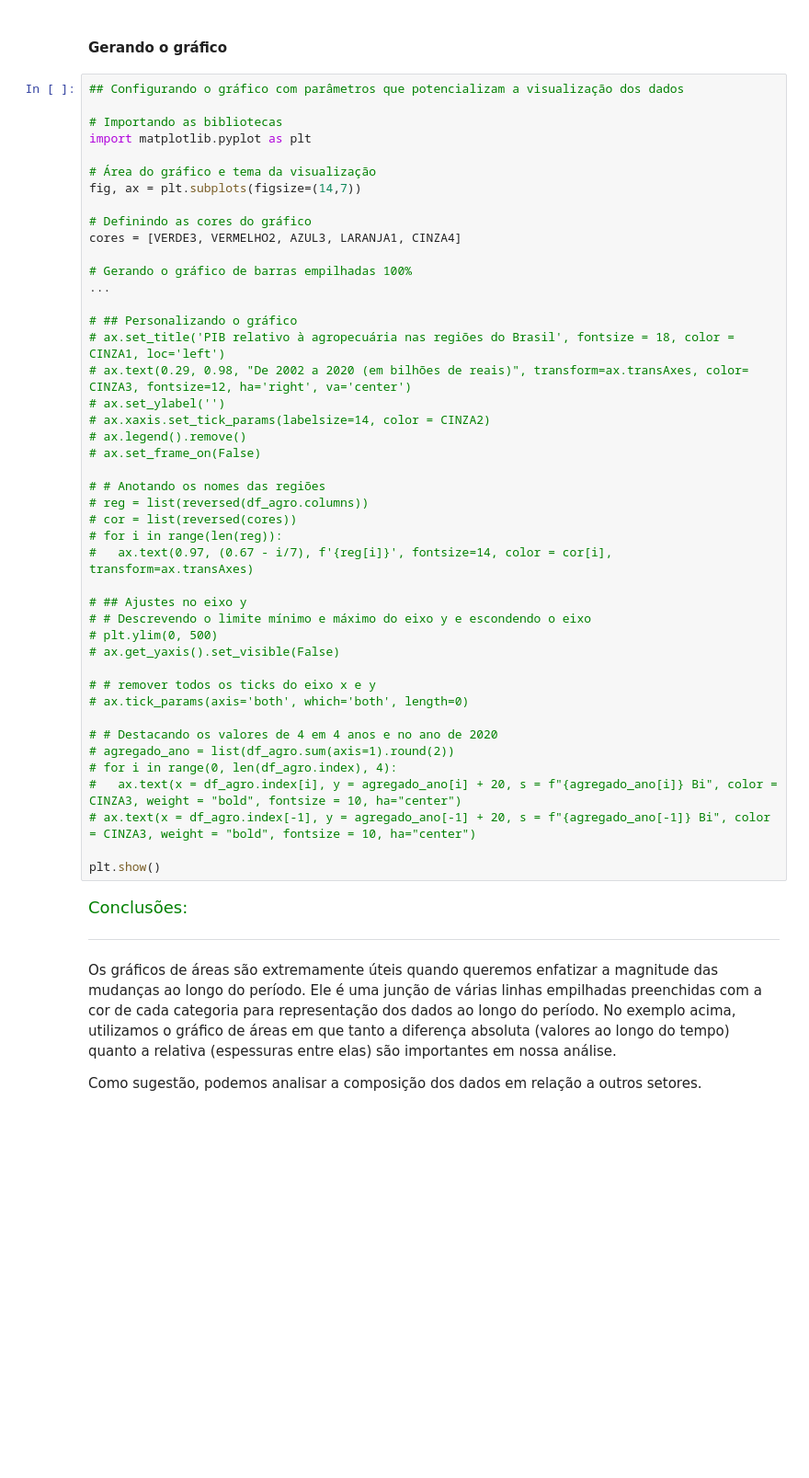
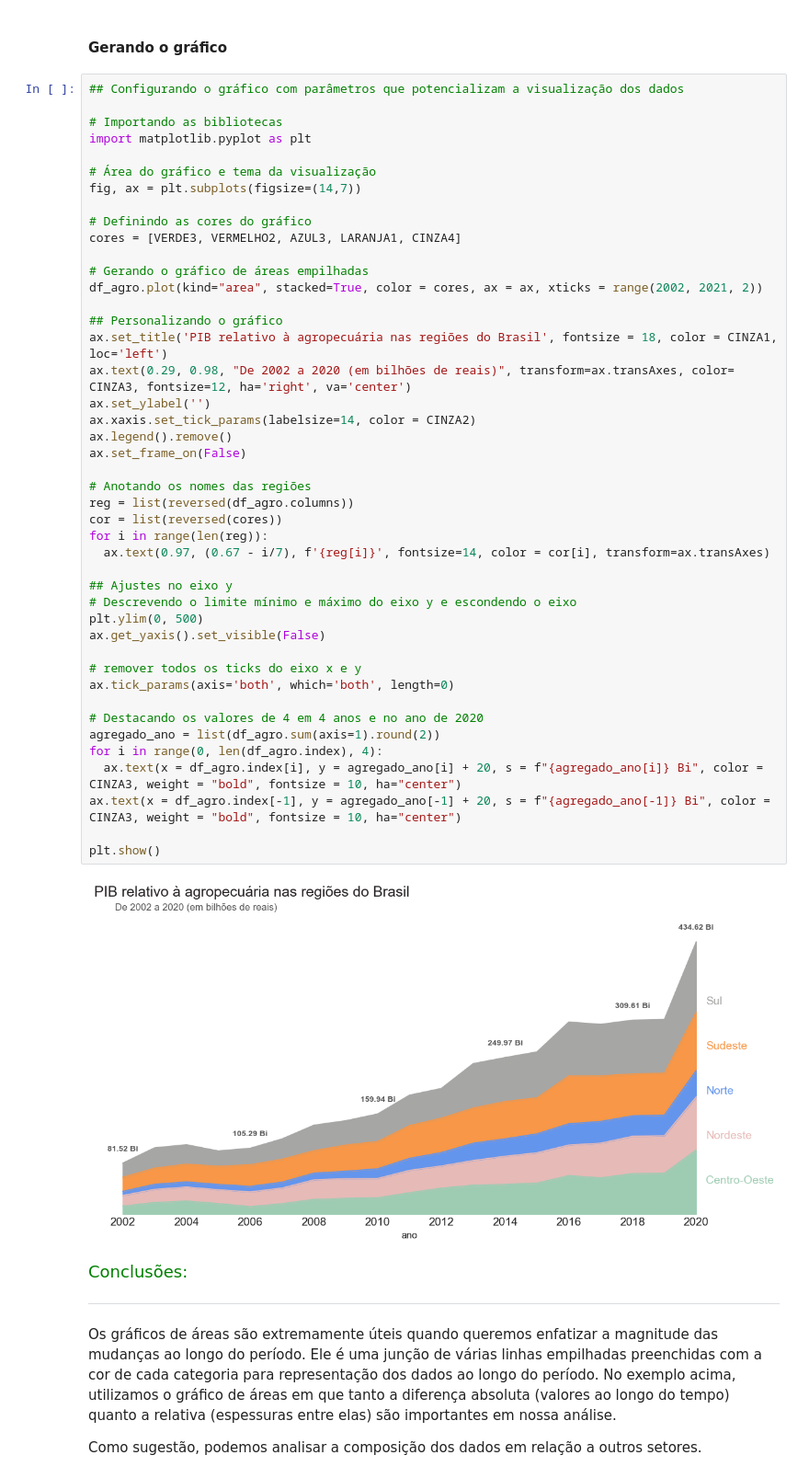
Before and after one commit to ledsouza/dataviz-graficos-composicao-relacionamento, a Jupyter notebook: Projeto.ipynb, the cells around one changed output. Shown at 92% size. Saved outputs shown, nothing was run; the diff lists cells and outputs as text; blank space fills up the shorter version.

```diff
--- a/Projeto.ipynb
+++ b/Projeto.ipynb
@@ -921,47 +929,49 @@ df_agro.head()
 # %%
 ## Configurando o gráfico com parâmetros que potencializam a visualização dos dados
 
 # Importando as bibliotecas
 import matplotlib.pyplot as plt
 
 # Área do gráfico e tema da visualização
 fig, ax = plt.subplots(figsize=(14,7))
 
 # Definindo as cores do gráfico
 cores = [VERDE3, VERMELHO2, AZUL3, LARANJA1, CINZA4]
 
-# Gerando o gráfico de barras empilhadas 100%
-...
+# Gerando o gráfico de áreas empilhadas
+df_agro.plot(kind="area", stacked=True, color = cores, ax = ax, xticks = range(2002, 2021, 2))
 
-# ## Personalizando o gráfico
-# ax.set_title('PIB relativo à agropecuária nas regiões do Brasil', fontsize = 18, color = CINZA1, loc='left')
-# ax.text(0.29, 0.98, "De 2002 a 2020 (em bilhões de reais)", transform=ax.transAxes, color= CINZA3, fontsize=12, ha='right', va='center')
-# ax.set_ylabel('')
-# ax.xaxis.set_tick_params(labelsize=14, color = CINZA2)
-# ax.legend().remove()
-# ax.set_frame_on(False)
+## Personalizando o gráfico
+ax.set_title('PIB relativo à agropecuária nas regiões do Brasil', fontsize = 18, color = CINZA1, loc='left')
+ax.text(0.29, 0.98, "De 2002 a 2020 (em bilhões de reais)", transform=ax.transAxes, color= CINZA3, fontsize=12, ha='right', va='center')
+ax.set_ylabel('')
+ax.xaxis.set_tick_params(labelsize=14, color = CINZA2)
+ax.legend().remove()
+ax.set_frame_on(False)
 
-# # Anotando os nomes das regiões
-# reg = list(reversed(df_agro.columns))
-# cor = list(reversed(cores))
-# for i in range(len(reg)):
-#   ax.text(0.97, (0.67 - i/7), f'{reg[i]}', fontsize=14, color = cor[i], transform=ax.transAxes)
+# Anotando os nomes das regiões
+reg = list(reversed(df_agro.columns))
+cor = list(reversed(cores))
+for i in range(len(reg)):
+  ax.text(0.97, (0.67 - i/7), f'{reg[i]}', fontsize=14, color = cor[i], transform=ax.transAxes)
 
-# ## Ajustes no eixo y
-# # Descrevendo o limite mínimo e máximo do eixo y e escondendo o eixo
-# plt.ylim(0, 500)
-# ax.get_yaxis().set_visible(False)
+## Ajustes no eixo y
+# Descrevendo o limite mínimo e máximo do eixo y e escondendo o eixo
+plt.ylim(0, 500)
+ax.get_yaxis().set_visible(False)
 
-# # remover todos os ticks do eixo x e y
-# ax.tick_params(axis='both', which='both', length=0)
+# remover todos os ticks do eixo x e y
+ax.tick_params(axis='both', which='both', length=0)
 
-# # Destacando os valores de 4 em 4 anos e no ano de 2020
-# agregado_ano = list(df_agro.sum(axis=1).round(2))
-# for i in range(0, len(df_agro.index), 4):
-#   ax.text(x = df_agro.index[i], y = agregado_ano[i] + 20, s = f"{agregado_ano[i]} Bi", color = CINZA3, weight = "bold", fontsize = 10, ha="center")
-# ax.text(x = df_agro.index[-1], y = agregado_ano[-1] + 20, s = f"{agregado_ano[-1]} Bi", color = CINZA3, weight = "bold", fontsize = 10, ha="center")
+# Destacando os valores de 4 em 4 anos e no ano de 2020
+agregado_ano = list(df_agro.sum(axis=1).round(2))
+for i in range(0, len(df_agro.index), 4):
+  ax.text(x = df_agro.index[i], y = agregado_ano[i] + 20, s = f"{agregado_ano[i]} Bi", color = CINZA3, weight = "bold", fontsize = 10, ha="center")
+ax.text(x = df_agro.index[-1], y = agregado_ano[-1] + 20, s = f"{agregado_ano[-1]} Bi", color = CINZA3, weight = "bold", fontsize = 10, ha="center")
 
 plt.show()
+# %% [output]
+[figure, added]
 # %% [markdown]
 <font color=green size=4> Conclusões: </font>
 
```
Also changed, not shown: parts of 3 cells of this notebook.
